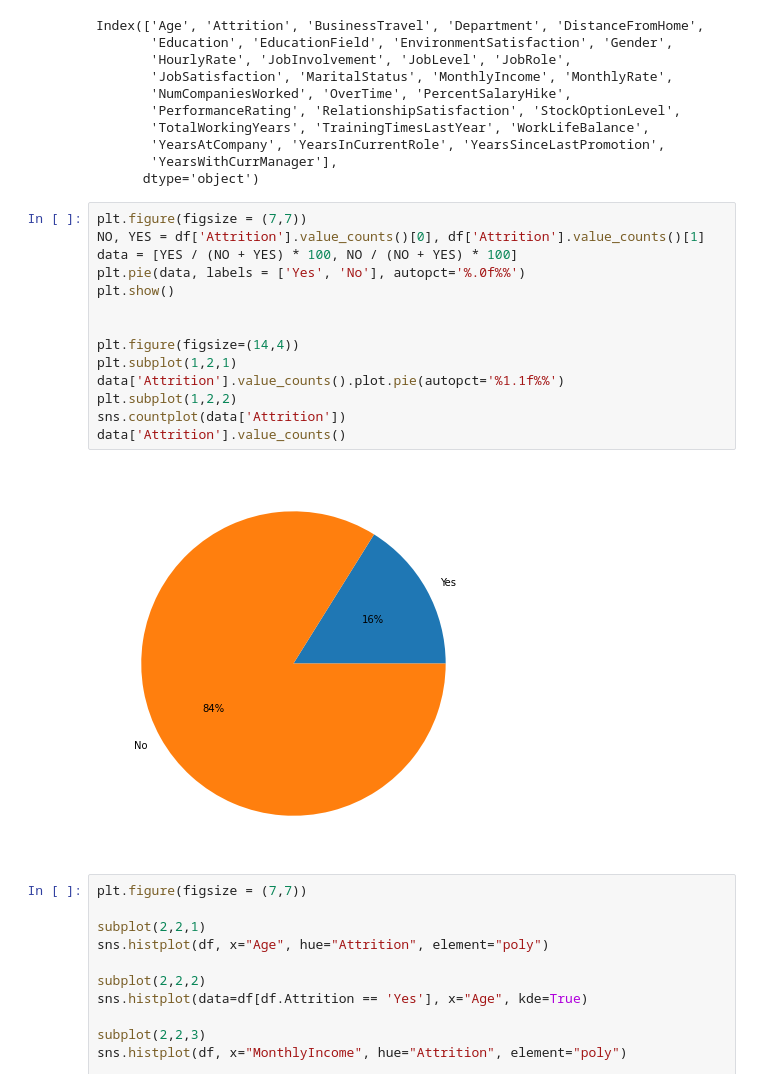
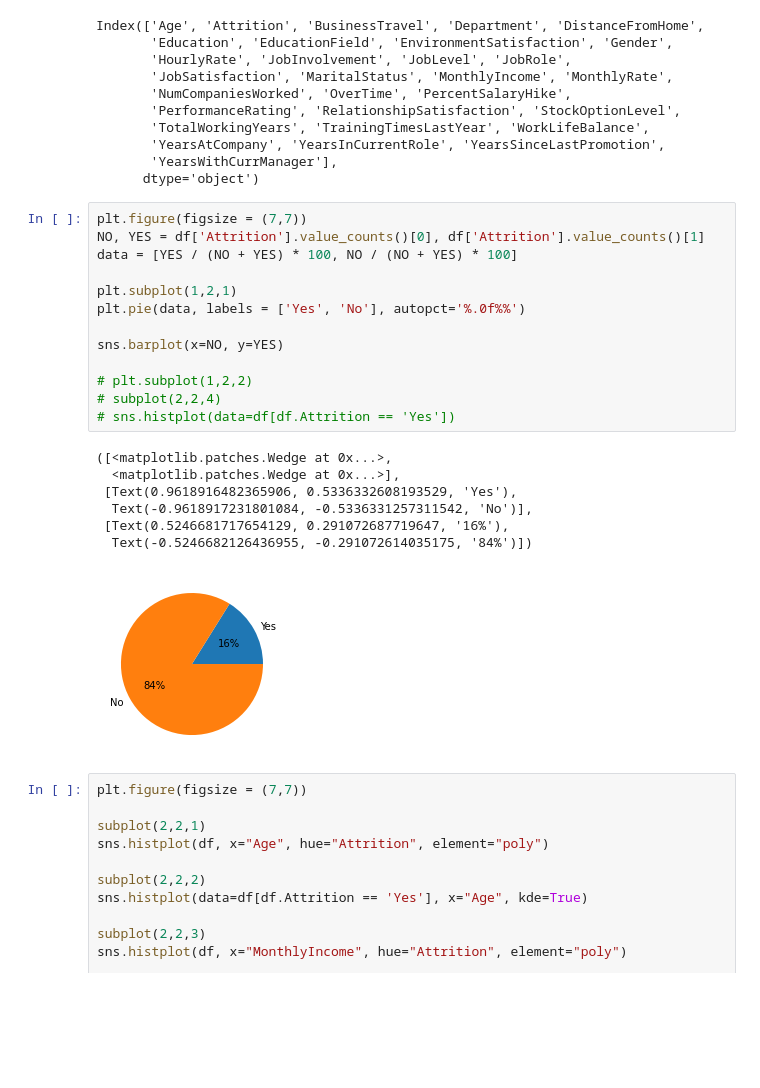
Before and after one commit to caesarorz/HRAttrition, a Jupyter notebook: Project HR Complete.ipynb, the cells around one changed output. Cells and saved outputs as stored; diff of their text form; blank space fills up the shorter version.

```diff
--- a/Project HR Complete.ipynb
+++ b/Project HR Complete.ipynb
@@ -147,19 +147,24 @@ Index(['Age', 'Attrition', 'BusinessTravel', 'Department', 'DistanceFromHome',
 # %%
 plt.figure(figsize = (7,7))
 NO, YES = df['Attrition'].value_counts()[0], df['Attrition'].value_counts()[1]
 data = [YES / (NO + YES) * 100, NO / (NO + YES) * 100]
+
+plt.subplot(1,2,1)
 plt.pie(data, labels = ['Yes', 'No'], autopct='%.0f%%')
-plt.show()
 
+sns.barplot(x=NO, y=YES)
 
-plt.figure(figsize=(14,4))
-plt.subplot(1,2,1)
-data['Attrition'].value_counts().plot.pie(autopct='%1.1f%%')
-plt.subplot(1,2,2)
-sns.countplot(data['Attrition'])
-data['Attrition'].value_counts()
+# plt.subplot(1,2,2)
+# subplot(2,2,4)
+# sns.histplot(data=df[df.Attrition == 'Yes'])
 # %% [output]
+([<matplotlib.patches.Wedge at 0x...>,
+  <matplotlib.patches.Wedge at 0x...>],
+ [Text(0.9618916482365906, 0.5336332608193529, 'Yes'),
+  Text(-0.9618917231801084, -0.5336331257311542, 'No')],
+ [Text(0.5246681717654129, 0.291072687719647, '16%'),
+  Text(-0.5246682126436955, -0.291072614035175, '84%')])
-[figure, old version]
+[figure, new version]
 # %%
 plt.figure(figsize = (7,7))
 
```
Also changed, not shown: parts of 20 cells of this notebook, 1 other file.
